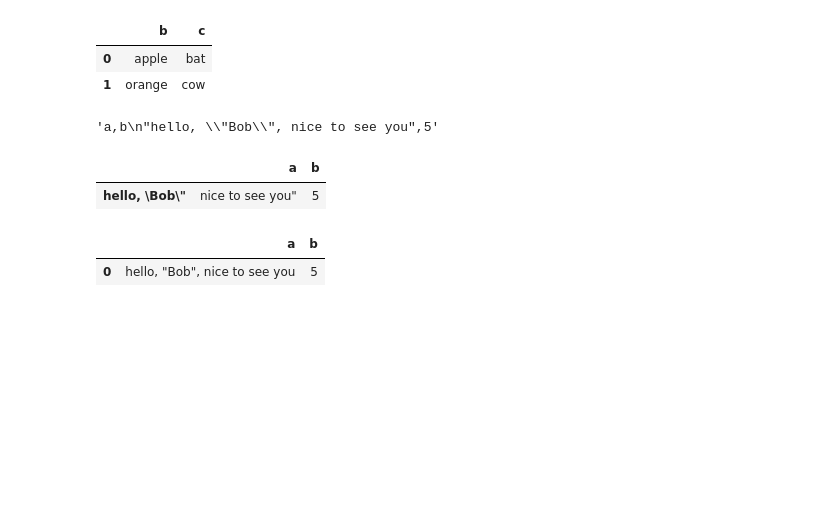
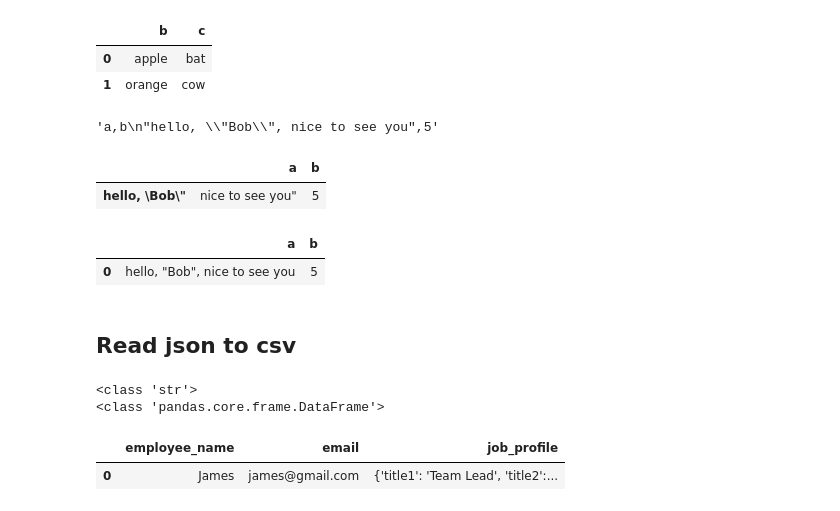
Before and after one commit to kavehnamvar/LearnPython2025, a Jupyter notebook: part_4_pandas.ipynb, the cells around one changed output. Saved outputs shown, nothing was run; the diff lists cells and outputs as text; code cells hidden in the pictures; blank space fills up the shorter version.

Commit message:
pandas complete

```diff
--- a/part_4_pandas.ipynb
+++ b/part_4_pandas.ipynb
@@ -380,0 +384,17 @@ pd.read_csv(StringIO(data), escapechar='\\')
+# %% [markdown]
+## Read json to csv
+# %%
+# we make a combination of key value pairs of json data
+Data = '{"employee_name": "James", "email": "james@gmail.com", "job_profile": [{"title1":"Team Lead", "title2":"Sr. Developer"}]}'
+
+print(type(Data))
+print(type(pd.read_json(Data)))
+df1 = pd.read_json(Data)
+df1
+# when we have nested information like here in job_profile, it is not shown as seperate columns
+# it is shown as a dictionary
+# %% [output]
+<class 'str'>
+<class 'pandas.core.frame.DataFrame'>
+|  | employee_name | email | job_profile |
+| 0 | James | james@gmail.com | {'title1': 'Team Lead', 'title2':... |
```
Also changed, not shown: parts of 6 cells of this notebook, 4 other files.
